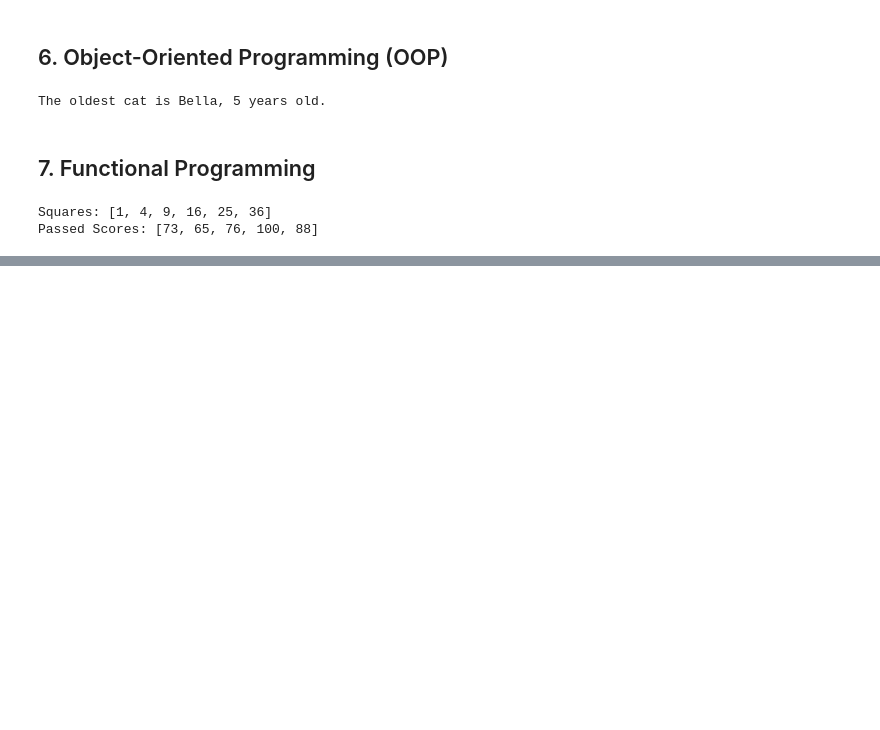
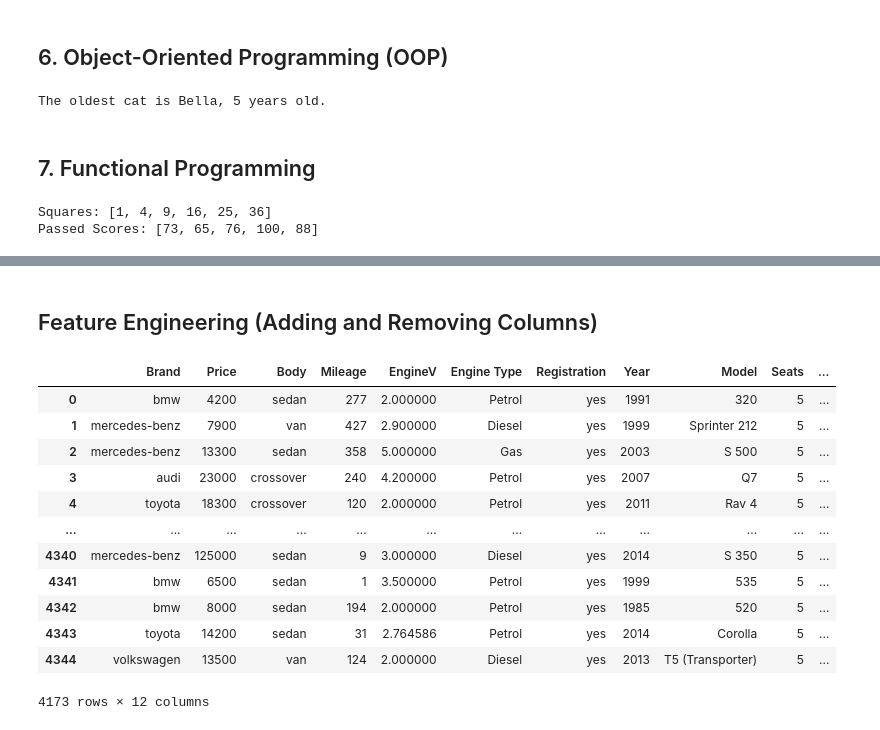
Before and after one commit to asgaraliyev-star/tbb, a Jupyter notebook: extra_basics.ipynb, the cells around one changed output, grey strips where cells are left out. Saved outputs shown, nothing was run; the diff lists cells and outputs as text; code cells hidden in the pictures; blank space fills up the shorter version.

```diff
--- a/extra_basics.ipynb
+++ b/extra_basics.ipynb
@@ -164,0 +414,6 @@ Passed Scores: [73, 65, 76, 100, 88]
+# %%
+car_sales = car_sales[car_sales["Price"].notna()]
+car_sales["Price"] = car_sales["Price"].astype(int)
+
+car_sales["Brand"] = car_sales["Brand"].str.lower()
+car_sales
@@ -164,0 +436,5 @@ Passed Scores: [73, 65, 76, 100, 88]
+# %%
+car_sales["EngineV"] = car_sales["EngineV"].fillna(car_sales["EngineV"].mean())
+
+car_sales.dropna(inplace=True)
+car_sales
@@ -164,0 +455,22 @@ Passed Scores: [73, 65, 76, 100, 88]
+# %% [markdown]
+## Feature Engineering (Adding and Removing Columns)
+# %%
+car_sales["Seats"] = 5
+car_sales["Engine Size"] = 2.0
+
+car_sales["Price per KM"] = car_sales["Price"] / car_sales["Mileage"]
+car_sales
+# %% [output]
+|  | Brand | Price | Body | Mileage | EngineV | Engine Type | Registration | Year | Model | Seats | ... |
+| 0 | bmw | 4200 | sedan | 277 | 2.000000 | Petrol | yes | 1991 | 320 | 5 | ... |
+| 1 | mercedes-benz | 7900 | van | 427 | 2.900000 | Diesel | yes | 1999 | Sprinter 212 | 5 | ... |
+| 2 | mercedes-benz | 13300 | sedan | 358 | 5.000000 | Gas | yes | 2003 | S 500 | 5 | ... |
+| 3 | audi | 23000 | crossover | 240 | 4.200000 | Petrol | yes | 2007 | Q7 | 5 | ... |
+| 4 | toyota | 18300 | crossover | 120 | 2.000000 | Petrol | yes | 2011 | Rav 4 | 5 | ... |
+| ... | ... | ... | ... | ... | ... | ... | ... | ... | ... | ... | ... |
+| 4340 | mercedes-benz | 125000 | sedan | 9 | 3.000000 | Diesel | yes | 2014 | S 350 | 5 | ... |
+| 4341 | bmw | 6500 | sedan | 1 | 3.500000 | Petrol | yes | 1999 | 535 | 5 | ... |
+| 4342 | bmw | 8000 | sedan | 194 | 2.000000 | Petrol | yes | 1985 | 520 | 5 | ... |
+| 4343 | toyota | 14200 | sedan | 31 | 2.764586 | Petrol | yes | 2014 | Corolla | 5 | ... |
+| 4344 | volkswagen | 13500 | van | 124 | 2.000000 | Diesel | yes | 2013 | T5 (Transporter) | 5 | ... |
+4173 rows × 12 columns
```
Also changed, not shown: parts of 37 cells of this notebook.
